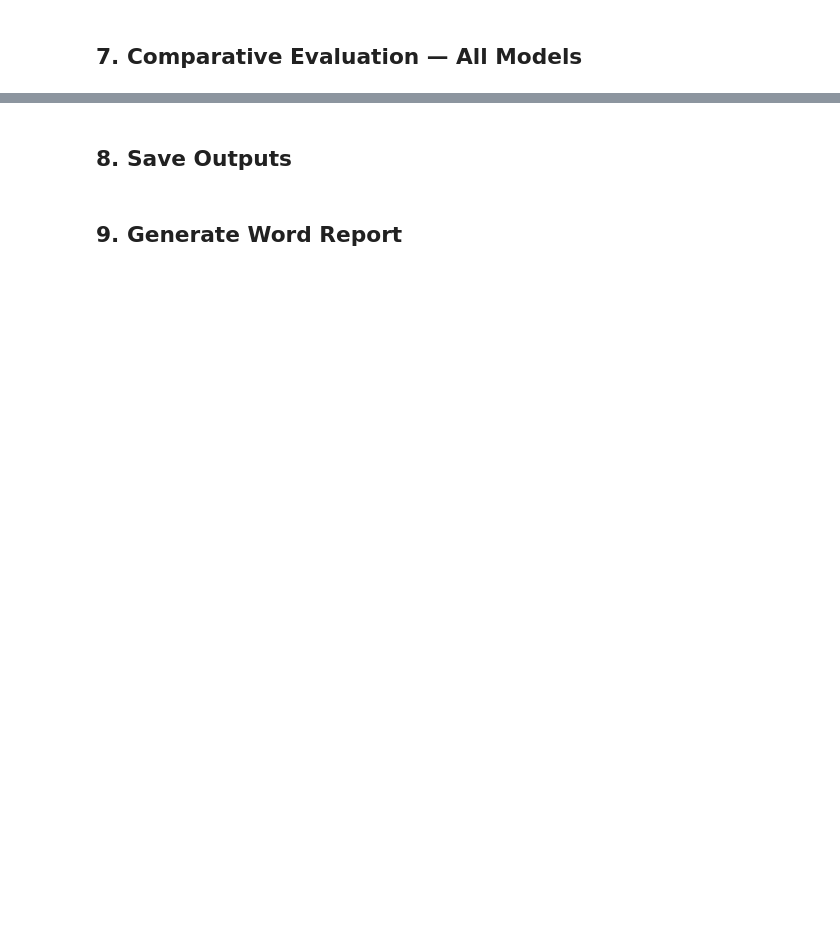
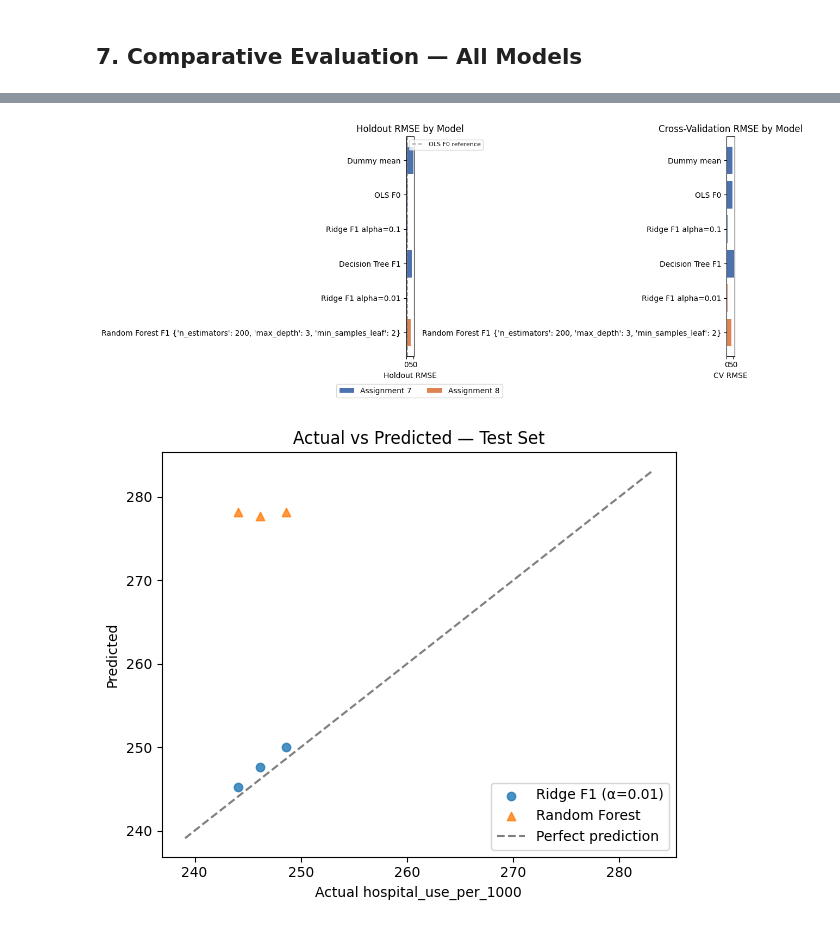
Before and after one commit to PROJ-D-2024/s30687, a Jupyter notebook: assignment8/target_model_optimization.ipynb, the cells around one changed output, grey strips where cells are left out. Cells and saved outputs as stored; diff of their text form; code cells hidden in the pictures; blank space fills up the shorter version.

Commit message:
finish assignment 8

```diff
--- a/assignment8/target_model_optimization.ipynb
+++ b/assignment8/target_model_optimization.ipynb
@@ -307,2 +445,0 @@ print(comp_df[["model", "features", "test_r2", "test_rmse", "test_mae",
-# %% [markdown]
-## 8. Save Outputs
@@ -352,2 +445,0 @@ for f in sorted(OUT.iterdir()):
-# %% [markdown]
-## 9. Generate Word Report
@@ -625,0 +446,39 @@ print(f"Word document saved: {out_docx}")
+# %%
+fig, axes = plt.subplots(1, 2, figsize=(12, 5))
+
+model_labels = [m.split(" (")[0] for m in comp_df["model"]]
+colors = ["#4C72B0"] * len(A7_BASELINES) + ["#DD8452"] * len(A8_MODELS)
+
+axes[0].barh(model_labels[::-1], comp_df["test_rmse"].iloc[::-1].values, color=colors[::-1])
+axes[0].axvline(7.717, color="gray", linestyle="--", alpha=0.7, label="OLS F0 reference")
+axes[0].set_xlabel("Holdout RMSE")
+axes[0].set_title("Holdout RMSE by Model")
+axes[0].legend(fontsize=8)
+
+axes[1].barh(model_labels[::-1], comp_df["cv_rmse"].iloc[::-1].values, color=colors[::-1])
+axes[1].set_xlabel("CV RMSE")
+axes[1].set_title("Cross-Validation RMSE by Model")
+
+from matplotlib.patches import Patch
+legend_elements = [Patch(facecolor="#4C72B0", label="Assignment 7"),
+                   Patch(facecolor="#DD8452", label="Assignment 8")]
+fig.legend(handles=legend_elements, loc="lower center", ncol=2, bbox_to_anchor=(0.5, -0.05))
+plt.tight_layout()
+plt.show()
+
+# Actual vs Predicted
+fig2, ax2 = plt.subplots(figsize=(6, 5))
+ax2.scatter(yte_full, pred_ridge, alpha=0.8, label=f"Ridge F1 (\u03b1={best_alpha})")
+ax2.scatter(yte_full, pred_rf, alpha=0.8, marker="^", label="Random Forest")
+lo = min(float(yte_full.min()), float(pred_ridge.min()), float(pred_rf.min())) - 5
+hi = max(float(yte_full.max()), float(pred_ridge.max()), float(pred_rf.max())) + 5
+ax2.plot([lo, hi], [lo, hi], "k--", alpha=0.5, label="Perfect prediction")
+ax2.set_xlabel("Actual hospital_use_per_1000")
+ax2.set_ylabel("Predicted")
+ax2.set_title("Actual vs Predicted \u2014 Test Set")
+ax2.legend()
+plt.tight_layout()
+plt.show()
+# %% [output]
+[figure, added]
+[figure, added]
```
Also changed, not shown: parts of 15 cells of this notebook, 13 other files.
